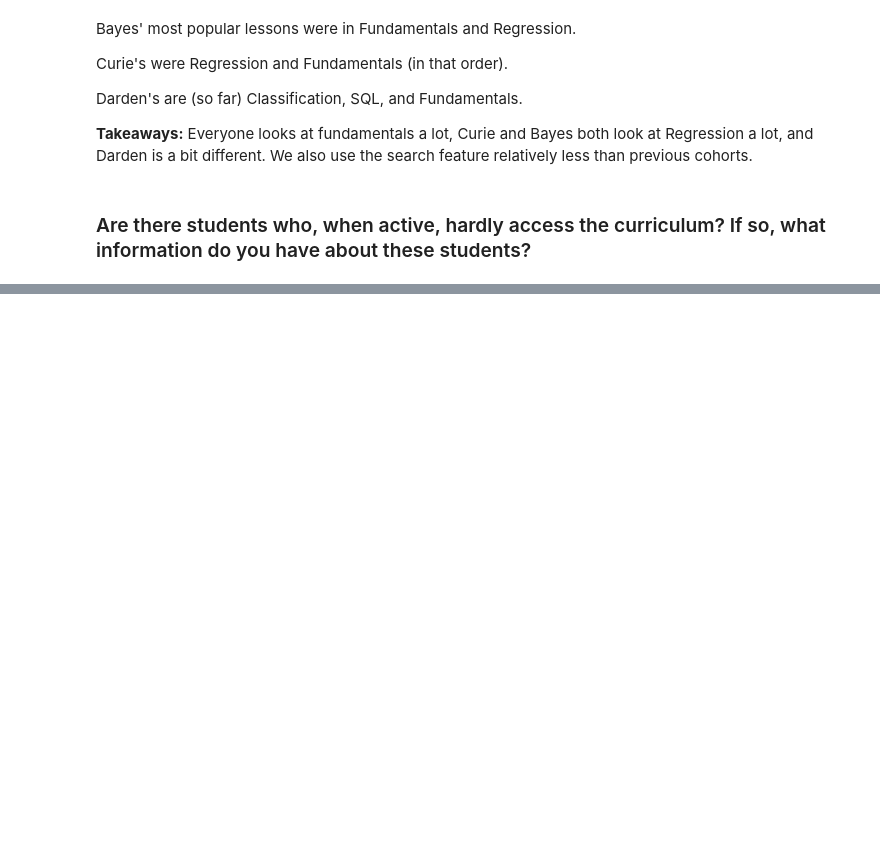
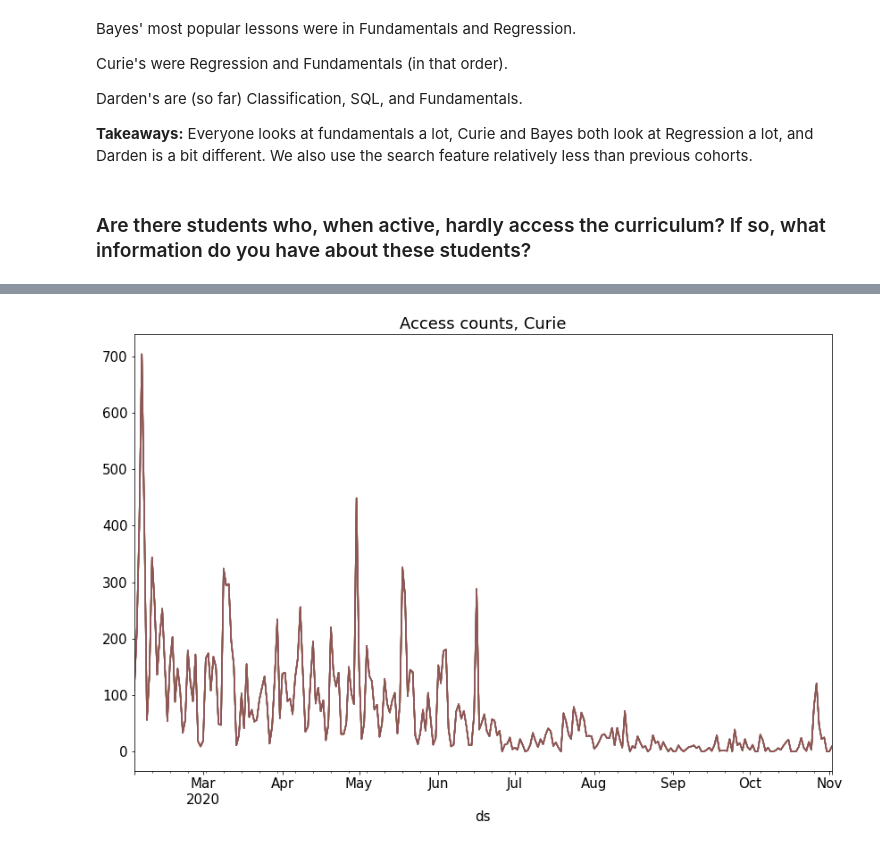
Before and after one commit to KwameTaylor/Curriculum-Access-Anomaly-Detection, a Jupyter notebook: Duds-During-Dardens-Duration.ipynb, the cells around one changed output, grey strips where cells are left out. Cells and saved outputs as stored; diff of their text form; code cells hidden in the pictures; blank space fills up the shorter version.

```diff
--- a/Duds-During-Dardens-Duration.ipynb
+++ b/Duds-During-Dardens-Duration.ipynb
@@ -763,0 +807,6 @@ Darden's are (so far) Classification, SQL, and Fundamentals.
+# %%
+data_science[data_science.cohort_id == '55'].resample('D').count().plot(legend=False)
+plt.title('Access counts, Curie')
+plt.show()
+# %% [output]
+[figure, added]
```
Also changed, not shown: parts of 29 cells of this notebook.
